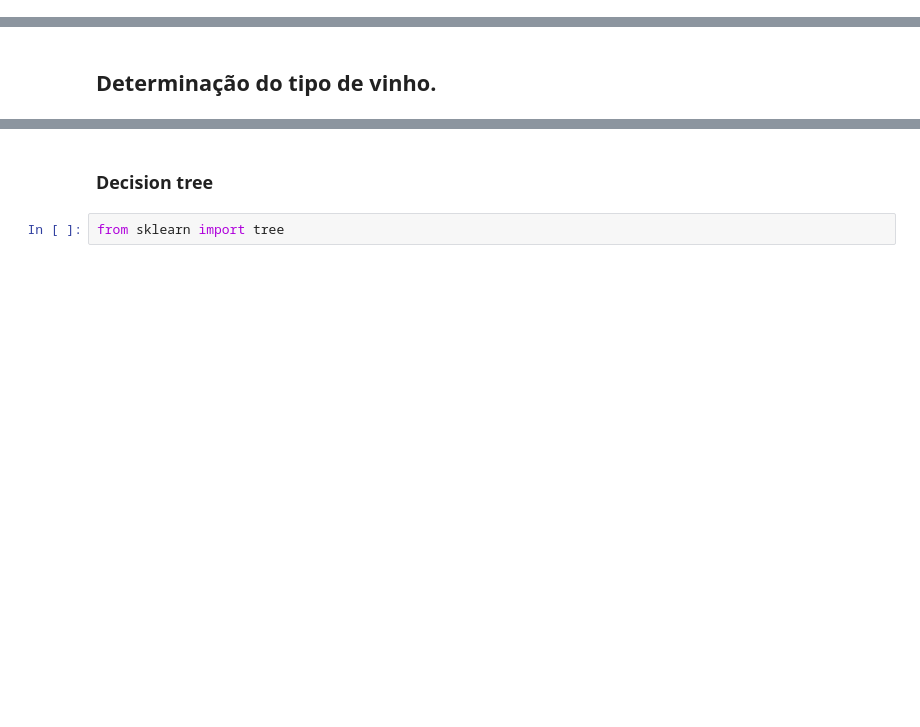
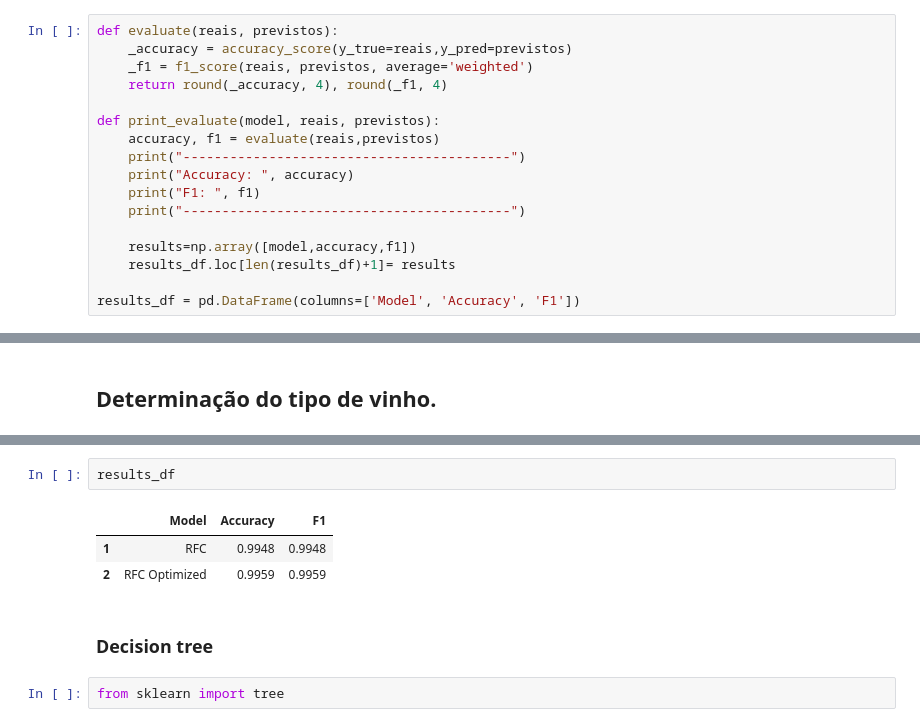
Before and after one commit to FranciscoGameiro2004/TSIW-IA-Vinhos, a Jupyter notebook: AI_Wine.ipynb, the cells around one changed output, grey strips where cells are left out. Cells and saved outputs as stored; diff of their text form; blank space fills up the shorter version.

```diff
--- a/AI_Wine.ipynb
+++ b/AI_Wine.ipynb
@@ -414,3 +419,20 @@ X=df.drop([coluna], axis=1)
 y=df[coluna]
 # %%
 X_train, X_test, y_train, y_test = train_test_split(X,y, test_size=0.3, random_state=24)
+# %%
+def evaluate(reais, previstos):
+    _accuracy = accuracy_score(y_true=reais,y_pred=previstos)
+    _f1 = f1_score(reais, previstos, average='weighted')
+    return round(_accuracy, 4), round(_f1, 4)
+
+def print_evaluate(model, reais, previstos):
+    accuracy, f1 = evaluate(reais,previstos)
+    print("------------------------------------------")
+    print("Accuracy: ", accuracy)
+    print("F1: ", f1)
+    print("------------------------------------------")
+
+    results=np.array([model,accuracy,f1])
+    results_df.loc[len(results_df)+1]= results
+
+results_df = pd.DataFrame(columns=['Model', 'Accuracy', 'F1'])
@@ -424,3 +538,9 @@ from sklearn.metrics import confusion_matrix, accuracy_score, f1_score
+# %%
+results_df
+# %% [output]
+|  | Model | Accuracy | F1 |
+| 1 | RFC | 0.9948 | 0.9948 |
+| 2 | RFC Optimized | 0.9959 | 0.9959 |
 # %% [markdown]
 ### Decision tree
 # %%
```
Also changed, not shown: parts of 51 cells of this notebook.
